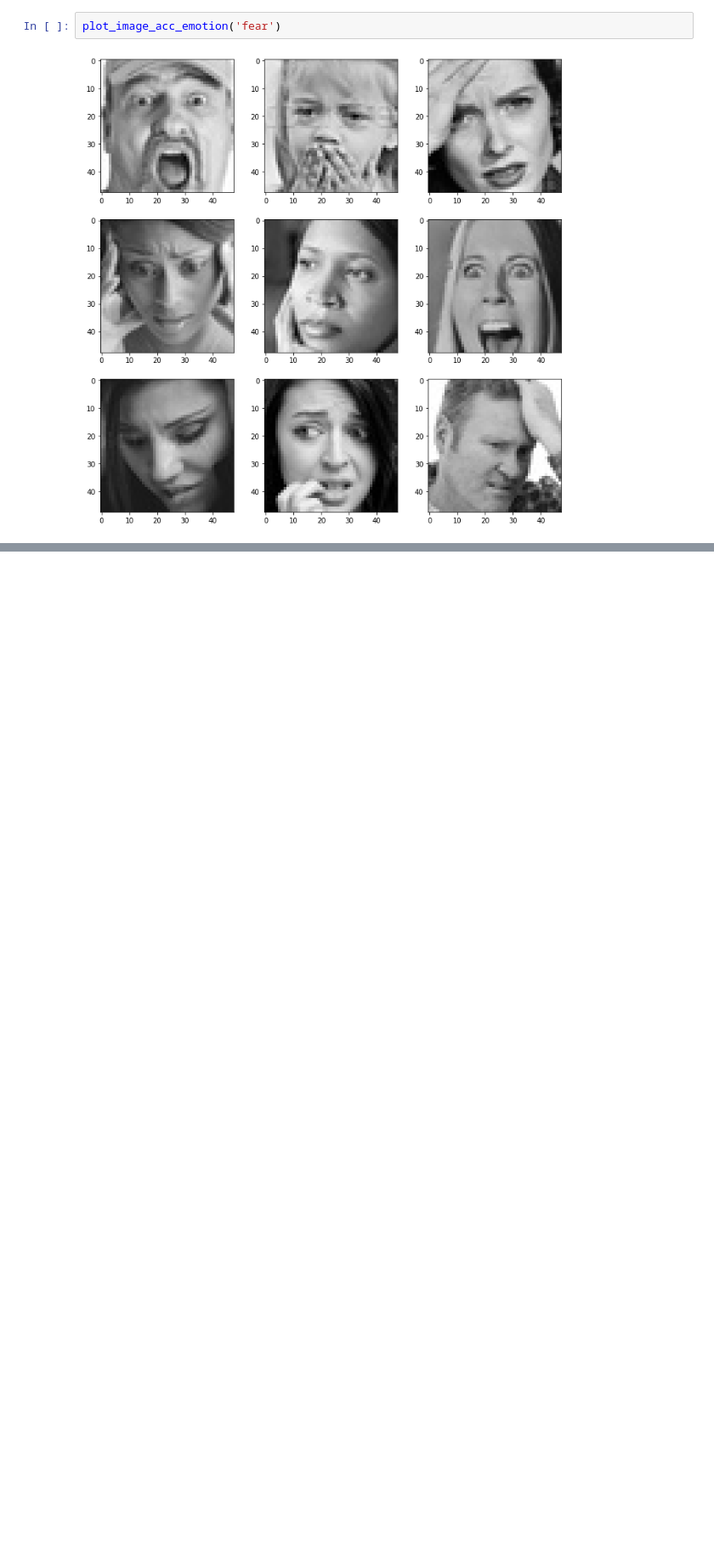
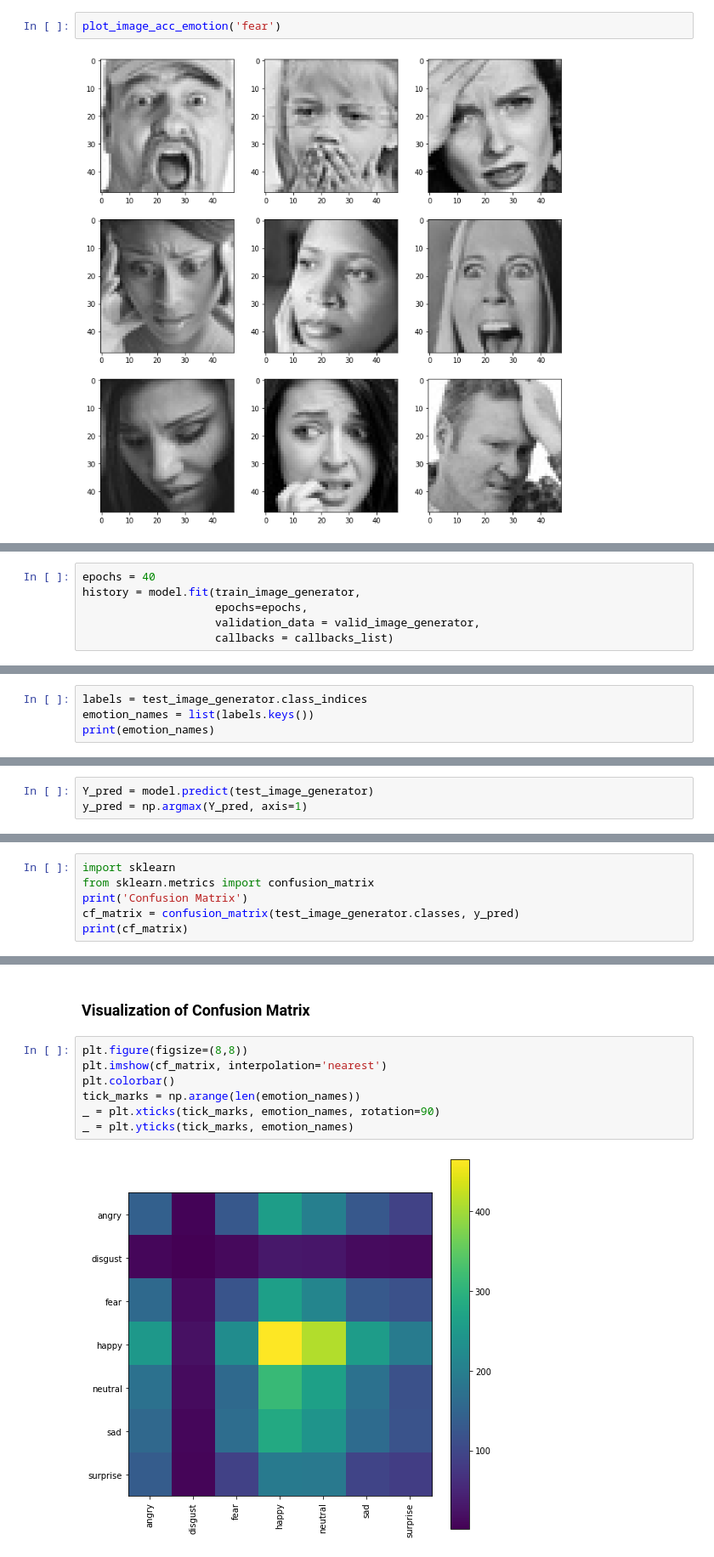
Before and after one commit to swathi1316/Face_Emotion_Detection-CNN-, a Jupyter notebook: face_emotion_detection.ipynb, the cells around one changed output, grey strips where cells are left out. Shown: that part at 85% size. Drawn from its saved outputs; the diff is of its cells as text; blank space fills up the shorter version.

Commit message:
Model_Building_Training(Model)

```diff
--- a/face_emotion_detection.ipynb
+++ b/face_emotion_detection.ipynb
@@ -202,0 +274,6 @@ NameError: name 'test_image_datagen' is not defined
+# %%
+epochs = 40
+history = model.fit(train_image_generator,
+                    epochs=epochs,
+                    validation_data = valid_image_generator,
+                    callbacks = callbacks_list)
@@ -202,0 +311,4 @@ NameError: name 'test_image_datagen' is not defined
+# %%
+labels = test_image_generator.class_indices
+emotion_names = list(labels.keys())
+print(emotion_names)
@@ -202,0 +319,3 @@ NameError: name 'test_image_datagen' is not defined
+# %%
+Y_pred = model.predict(test_image_generator)
+y_pred = np.argmax(Y_pred, axis=1)
@@ -202,0 +326,6 @@ NameError: name 'test_image_datagen' is not defined
+# %%
+import sklearn
+from sklearn.metrics import confusion_matrix
+print('Confusion Matrix')
+cf_matrix = confusion_matrix(test_image_generator.classes, y_pred)
+print(cf_matrix)
@@ -202,0 +341,11 @@ NameError: name 'test_image_datagen' is not defined
+# %% [markdown]
+### Visualization of Confusion Matrix
+# %%
+plt.figure(figsize=(8,8))
+plt.imshow(cf_matrix, interpolation='nearest')
+plt.colorbar()
+tick_marks = np.arange(len(emotion_names))
+_ = plt.xticks(tick_marks, emotion_names, rotation=90)
+_ = plt.yticks(tick_marks, emotion_names)
+# %% [output]
+[figure, added]
```
Also changed, not shown: parts of 38 cells of this notebook.
